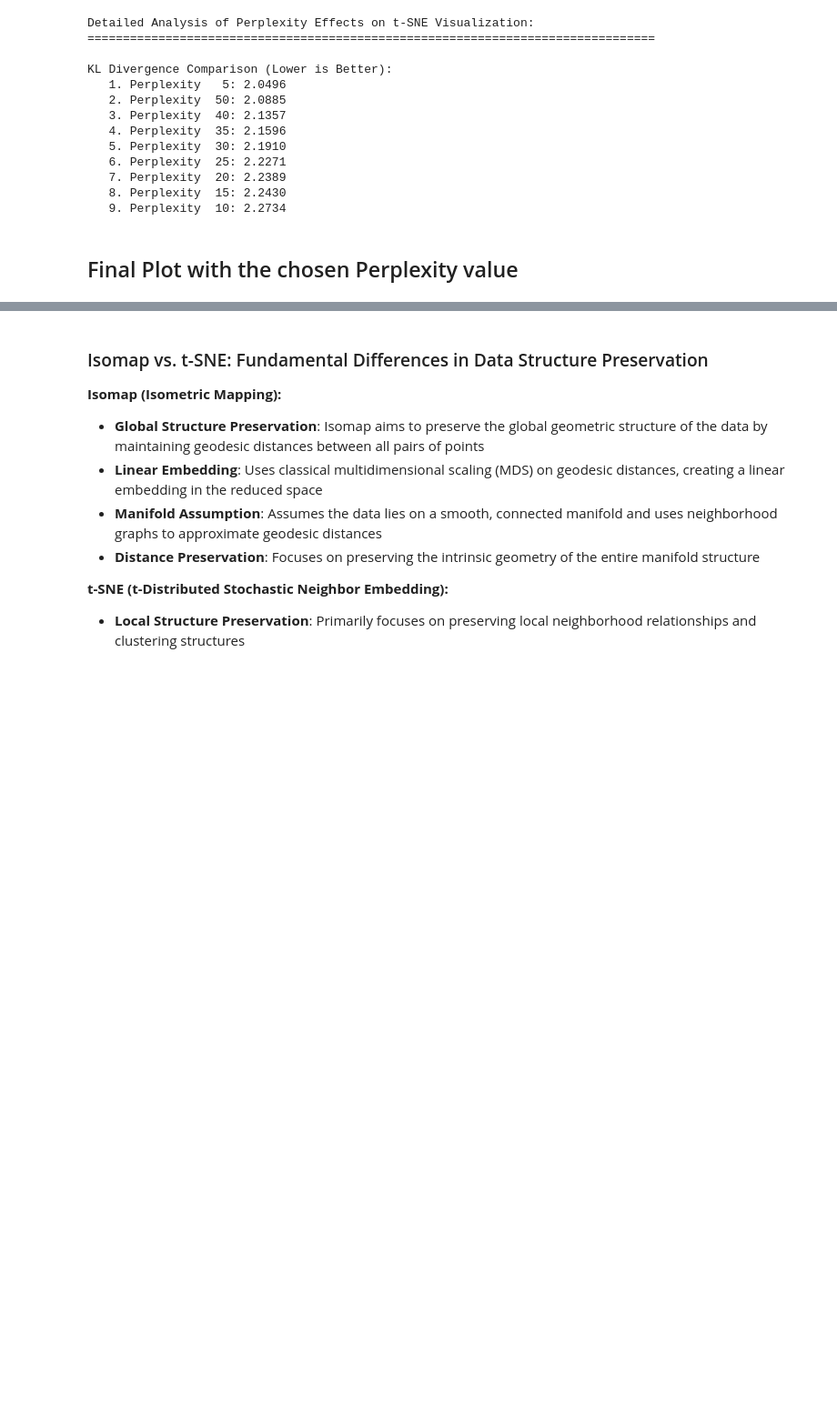
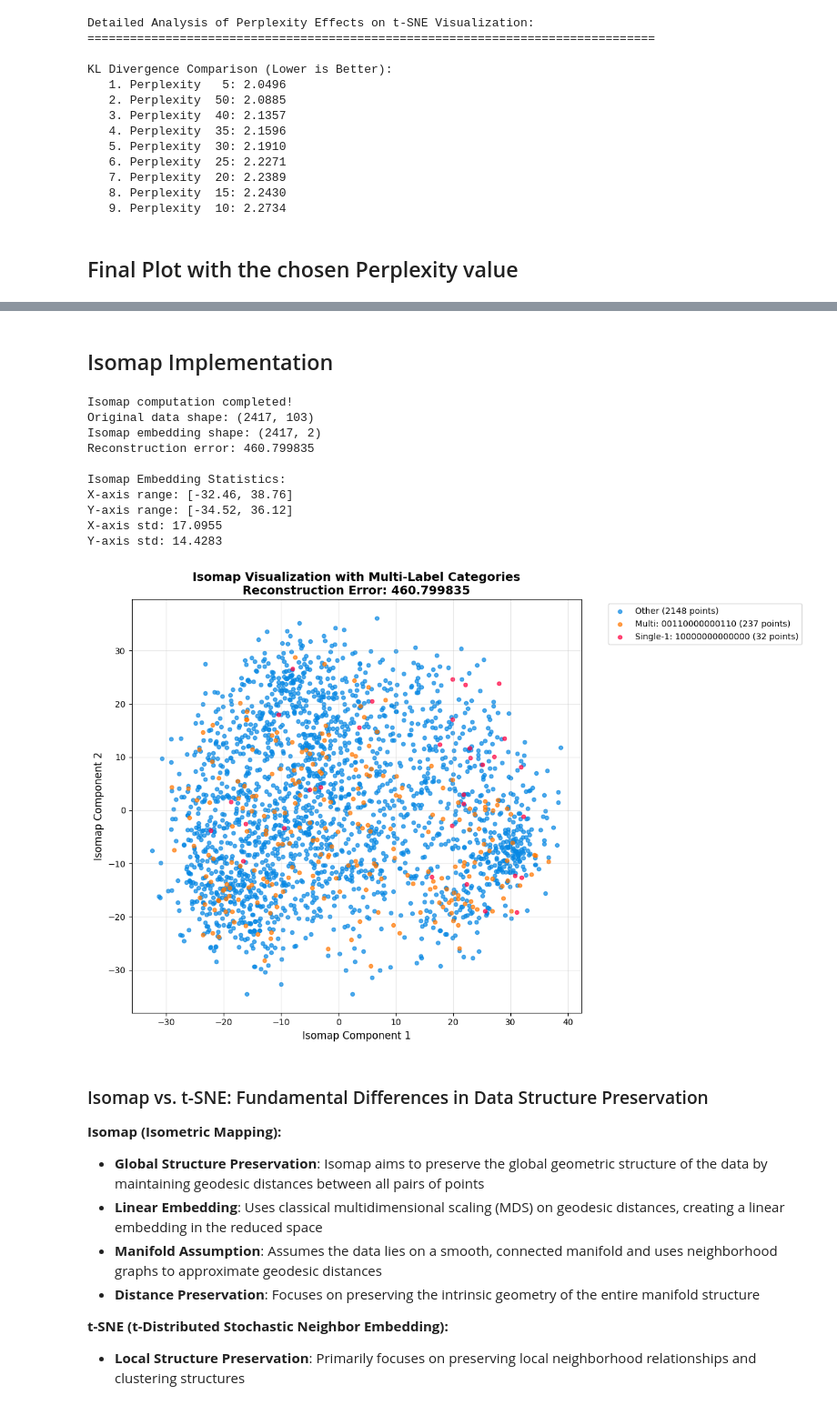
Before and after one commit to ha-rish-23/assignment-5-ha-rish-23, a Jupyter notebook: solution.ipynb, the cells around one changed output, grey strips where cells are left out. Shown at 91% size. Drawn from its saved outputs; the diff is of its cells as text; code cells hidden in the pictures; blank space fills up the shorter version.

```diff
--- a/solution.ipynb
+++ b/solution.ipynb
@@ -526,3 +487,75 @@ Analysis:
+# %% [markdown]
+## Isomap Implementation
+# %%
+# Isomap Implementation
+from sklearn.manifold import Isomap
+
+print("Applying Isomap to the scaled feature matrix...")
+print("Isomap parameters:")
+print("- n_components: 2 (reduce to 2D)")
+print("- n_neighbors: 3 (following log rule: log(2417) ≈ 3.38)")
+print()
+
+# Apply Isomap
+isomap = Isomap(n_components=2, n_neighbors=3)
+isomap_embedding = isomap.fit_transform(X_scaled)
+
+print("Isomap computation completed!")
+print(f"Original data shape: {X_scaled.shape}")
+print(f"Isomap embedding shape: {isomap_embedding.shape}")
+print(f"Reconstruction error: {isomap.reconstruction_error():.6f}")
+print()
+
+# Display embedding statistics
+print("Isomap Embedding Statistics:")
+print(f"X-axis range: [{isomap_embedding[:, 0].min():.2f}, {isomap_embedding[:, 0].max():.2f}]")
+print(f"Y-axis range: [{isomap_embedding[:, 1].min():.2f}, {isomap_embedding[:, 1].max():.2f}]")
+print(f"X-axis std: {isomap_embedding[:, 0].std():.4f}")
+print(f"Y-axis std: {isomap_embedding[:, 1].std():.4f}")
+
+# Create Isomap visualization
+plt.figure(figsize=(12, 8))
+
+# Plot each category separately
+for category in visualization_target.unique():
+    mask = visualization_target == category
+    count = mask.sum()
+
+    plt.scatter(
+        isomap_embedding[mask, 0],
+        isomap_embedding[mask, 1],
+        c=color_map[category],
+        label=f"{category} ({count} points)",
+        alpha=0.7,
+        s=20
+    )
+
+plt.title(f"Isomap Visualization with Multi-Label Categories\nReconstruction Error: {isomap.reconstruction_error():.6f}",
+          fontsize=14, fontweight='bold')
+plt.xlabel("Isomap Component 1", fontsize=12)
+plt.ylabel("Isomap Component 2", fontsize=12)
+plt.legend(bbox_to_anchor=(1.05, 1), loc='upper left', fontsize=10)
+plt.grid(True, alpha=0.3)
+plt.tight_layout()
+plt.show()
+
+print("\nColor Legend:")
+print("🔵 Blue: 'Other' - All remaining label combinations")
+print("🟠 Orange: 'Multi' - Most frequent multi-label combination")
+print("🔴 Red: 'Single' - Most frequent single-label class")
+print(f"\nIsomap uses n_neighbors=3 based on the logarithmic rule for {X_scaled.shape[0]} samples.")
+# %% [output]
+Isomap computation completed!
+Original data shape: (2417, 103)
+Isomap embedding shape: (2417, 2)
+Reconstruction error: 460.799835
+
+Isomap Embedding Statistics:
+X-axis range: [-32.46, 38.76]
+Y-axis range: [-34.52, 36.12]
+X-axis std: 17.0955
+Y-axis std: 14.4283
+[figure, added]
 # %% [markdown]
 ### Isomap vs. t-SNE: Fundamental Differences in Data Structure Preservation
 
```
Also changed, not shown: parts of 15 cells of this notebook, 1 other file.
